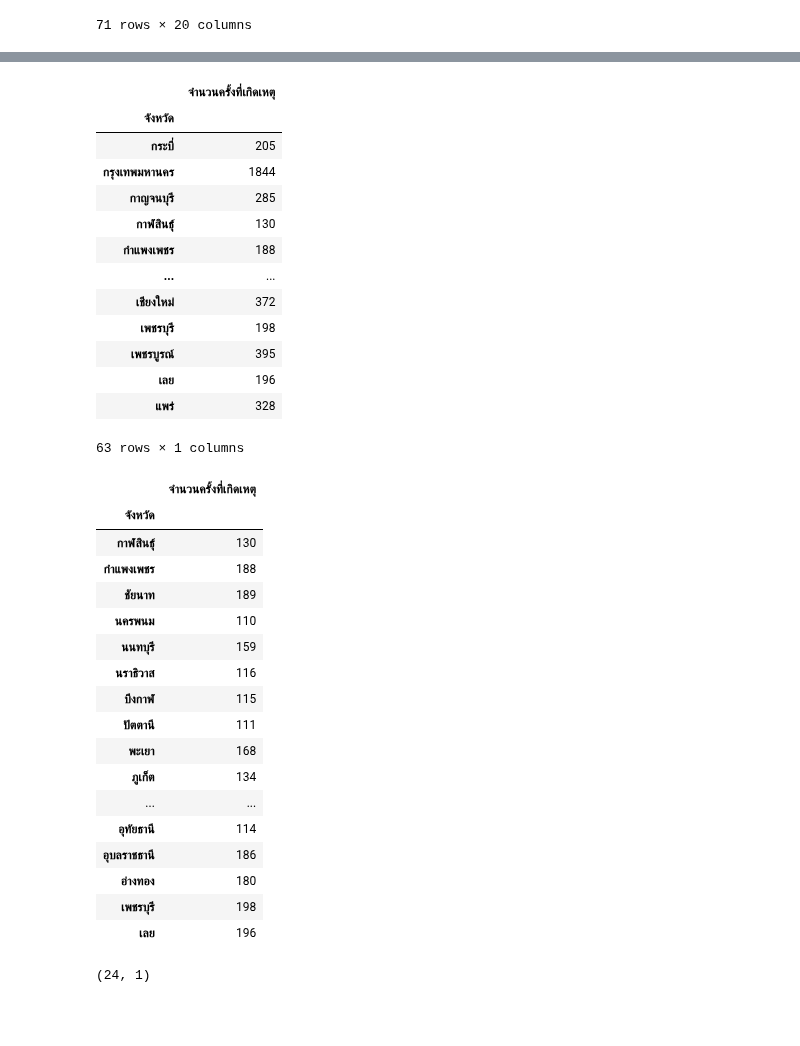
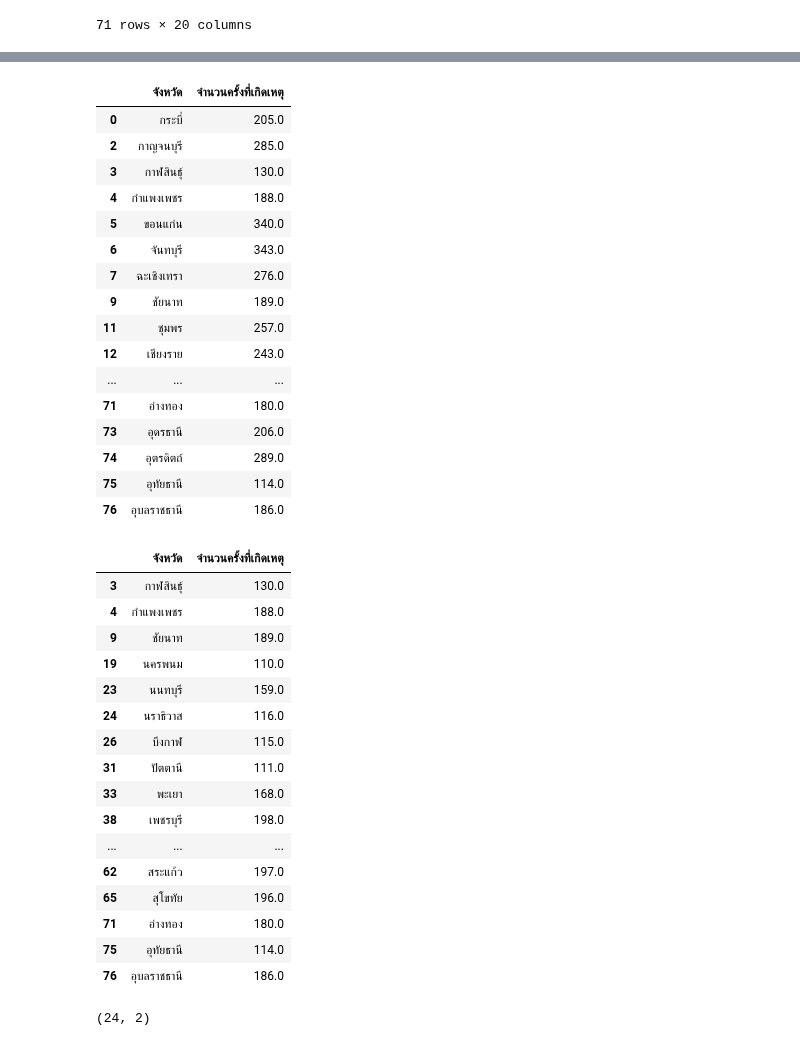
Before and after one commit to Adibank/DPDM, a Jupyter notebook: Project.ipynb, the cells around one changed output, grey strips where cells are left out. Cells and saved outputs as stored; diff of their text form; code cells hidden in the pictures; blank space fills up the shorter version.

Commit message:
Success Table

```diff
--- a/Project.ipynb
+++ b/Project.ipynb
@@ -323,0 +357,2 @@ num_accident
+# %%
+num_accident_no_nm = no_outlier_no_missing[['จังหวัด','จำนวนครั้งที่เกิดเหตุ']]
@@ -348,45 +398,47 @@ small.shape
 # %%
-m = num_accident[num_accident['จำนวนครั้งที่เกิดเหตุ']>100]
+m = num_accident_no_nm[num_accident_no_nm['จำนวนครั้งที่เกิดเหตุ']>100]
 m
 # %% [output]
-|  | จำนวนครั้งที่เกิดเหตุ |
-| จังหวัด |  |
-| กระบี่ | 205 |
-| กรุงเทพมหานคร | 1844 |
-| กาญจนบุรี | 285 |
-| กาฬสินธุ์ | 130 |
-| กำแพงเพชร | 188 |
-| ... | ... |
-| เชียงใหม่ | 372 |
-| เพชรบุรี | 198 |
-| เพชรบูรณ์ | 395 |
-| เลย | 196 |
-| แพร่ | 328 |
+|  | จังหวัด | จำนวนครั้งที่เกิดเหตุ |
+| 0 | กระบี่ | 205.0 |
+| 2 | กาญจนบุรี | 285.0 |
+| 3 | กาฬสินธุ์ | 130.0 |
+| 4 | กำแพงเพชร | 188.0 |
+| 5 | ขอนแก่น | 340.0 |
+| 6 | จันทบุรี | 343.0 |
+| 7 | ฉะเชิงเทรา | 276.0 |
+| 9 | ชัยนาท | 189.0 |
+| 11 | ชุมพร | 257.0 |
+| 12 | เชียงราย | 243.0 |
+| ... | ... | ... |
+| 71 | อ่างทอง | 180.0 |
+| 73 | อุดรธานี | 206.0 |
+| 74 | อุตรดิตถ์ | 289.0 |
+| 75 | อุทัยธานี | 114.0 |
+| 76 | อุบลราชธานี | 186.0 |
-63 rows × 1 columns
 # %%
 middle = m[m['จำนวนครั้งที่เกิดเหตุ']<=200]
 middle
 # %% [output]
-|  | จำนวนครั้งที่เกิดเหตุ |
-| จังหวัด |  |
-| กาฬสินธุ์ | 130 |
-| กำแพงเพชร | 188 |
-| ชัยนาท | 189 |
-| นครพนม | 110 |
-| นนทบุรี | 159 |
-| นราธิวาส | 116 |
-| บึงกาฬ | 115 |
-| ปัตตานี | 111 |
-| พะเยา | 168 |
-| ภูเก็ต | 134 |
-| ... | ... |
-| อุทัยธานี | 114 |
-| อุบลราชธานี | 186 |
-| อ่างทอง | 180 |
-| เพชรบุรี | 198 |
-| เลย | 196 |
+|  | จังหวัด | จำนวนครั้งที่เกิดเหตุ |
+| 3 | กาฬสินธุ์ | 130.0 |
+| 4 | กำแพงเพชร | 188.0 |
+| 9 | ชัยนาท | 189.0 |
+| 19 | นครพนม | 110.0 |
+| 23 | นนทบุรี | 159.0 |
+| 24 | นราธิวาส | 116.0 |
+| 26 | บึงกาฬ | 115.0 |
+| 31 | ปัตตานี | 111.0 |
+| 33 | พะเยา | 168.0 |
+| 38 | เพชรบุรี | 198.0 |
+| ... | ... | ... |
+| 62 | สระแก้ว | 197.0 |
+| 65 | สุโขทัย | 196.0 |
+| 71 | อ่างทอง | 180.0 |
+| 75 | อุทัยธานี | 114.0 |
+| 76 | อุบลราชธานี | 186.0 |
 # %%
 middle.shape
 # %% [output]
-(24, 1)
+(24, 2)
 # %%
```
Also changed, not shown: parts of 22 cells of this notebook.
